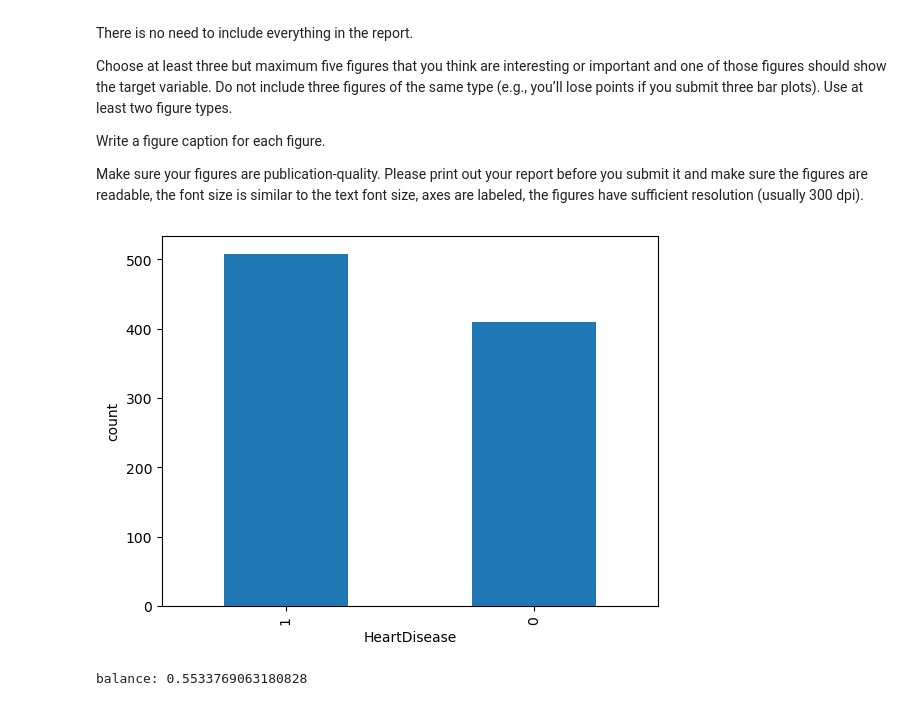
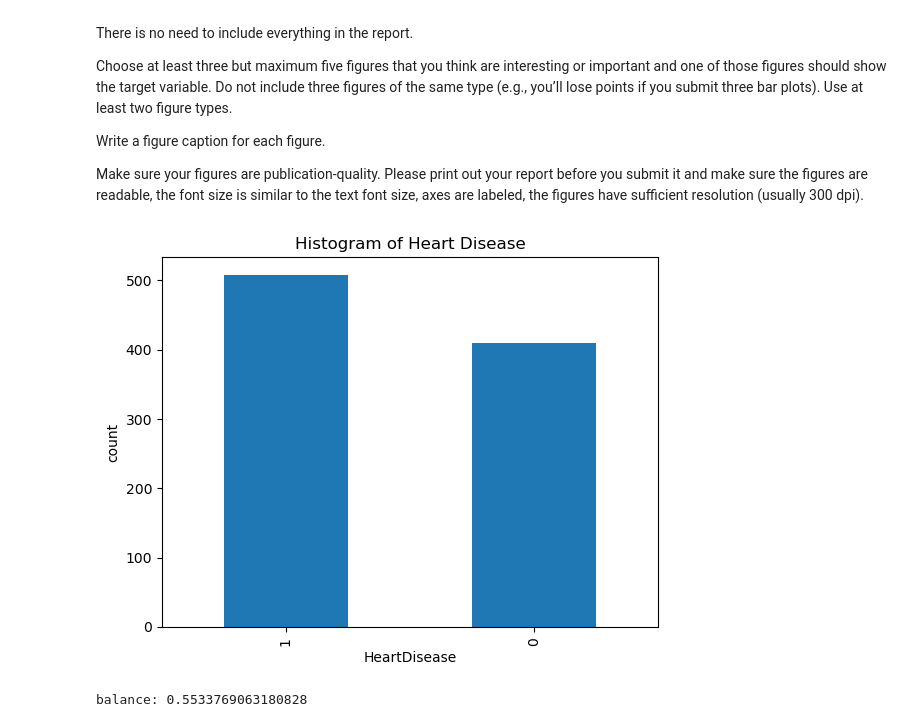
Before and after one commit to anran2176/Heart_Disease_Prediction, a Jupyter notebook: src/DATA1030 Project.ipynb, the cells around one changed output. Drawn from its saved outputs; the diff is of its cells as text; code cells hidden in the pictures.

Commit message:
add figures

```diff
--- a/src/DATA1030 Project.ipynb
+++ b/src/DATA1030 Project.ipynb
@@ -87,11 +87,13 @@ Make sure your figures are publication-quality. Please print out your report bef
 # %%
 # visualize the target variable
 pd.value_counts(df['HeartDisease']).plot.bar()
 plt.ylabel('count')
 plt.xlabel('HeartDisease')
+plt.title('Histogram of Heart Disease')
+plt.savefig('figures/Histogram_of_Heart_Disease.jpg')
 plt.show()
 # %% [output]
-[figure, old version]
+[figure, new version]
 # %%
 classes, counts = np.unique(y,return_counts=True)
 print('balance:',np.max(counts/len(y)))
```
Also changed, not shown: parts of 28 cells of this notebook, 22 other files.
